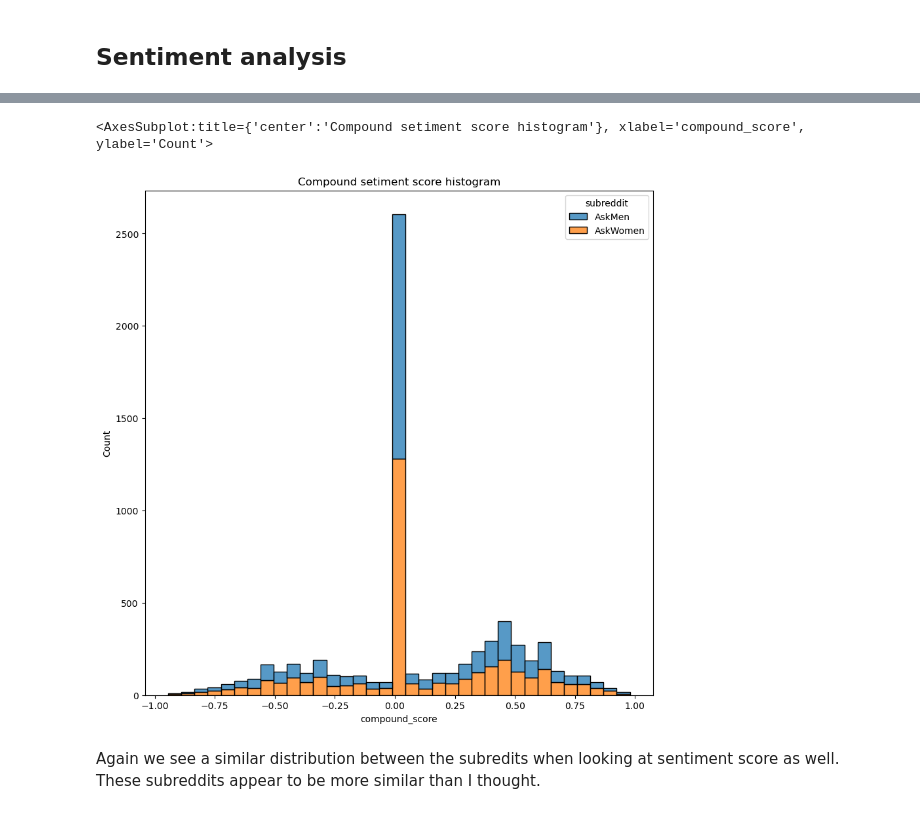
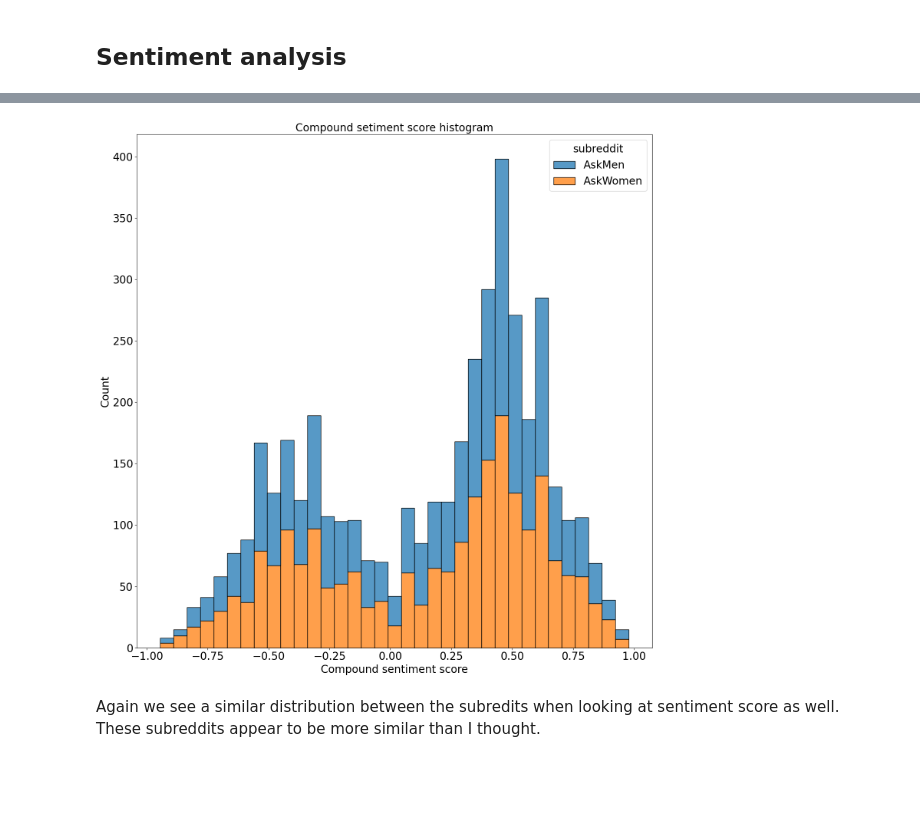
Before and after one commit to DerikVo/Reddit_NLP_project, a Jupyter notebook: Code/02_data_cleaning.ipynb, the cells around one changed output, grey strips where cells are left out. Saved outputs shown, nothing was run; the diff lists cells and outputs as text; code cells hidden in the pictures; blank space fills up the shorter version.

```diff
--- a/Code/02_data_cleaning.ipynb
+++ b/Code/02_data_cleaning.ipynb
@@ -8,6 +8,7 @@ import seaborn as sns
 import datetime as dt
 from sklearn.feature_extraction.text import CountVectorizer
 from nltk.sentiment.vader import SentimentIntensityAnalyzer
+plt.rcParams.update({'font.size': 20})
 # %% [markdown]
 __________________________________________________________________
 # Introducion:
@@ -186,10 +195,14 @@ sns.histplot(data= clean_df_2, multiple ="stack", x = 'positive_score', hue='sub
 # %%
-plt.figure(figsize=(10,10))
-plt.title('Compound setiment score histogram')
-sns.histplot(data= clean_df_2, multiple ="stack", x = 'compound_score', hue='subreddit', bins=35)
+# not equal to 0 so we see the negative or positive values
+plt.figure(figsize=(15,15))
+plt.title('Compound setiment score histogram', size = 20)
+plt.xlabel('Compound sentiment score', size = 20)
+plt.ylabel('Count',size = 20)
+sns.histplot(data= clean_df_2[clean_df_2['compound_score']!=0], multiple ="stack", x = 'compound_score', hue='subreddit', bins=35)
+plt.tight_layout()
+plt.savefig('../Figures/eda/compound_sentment.png')
 # %% [output]
-<AxesSubplot:title={'center':'Compound setiment score histogram'}, xlabel='compound_score', ylabel='Count'>
-[figure, old version]
+[figure, new version]
 # %% [markdown]
 Again we see a similar distribution between the subredits when looking at sentiment score as well. These subreddits appear to be more similar than I thought.
 # %% [markdown]
```
Also changed, not shown: parts of 8 cells of this notebook, 17 other files.
